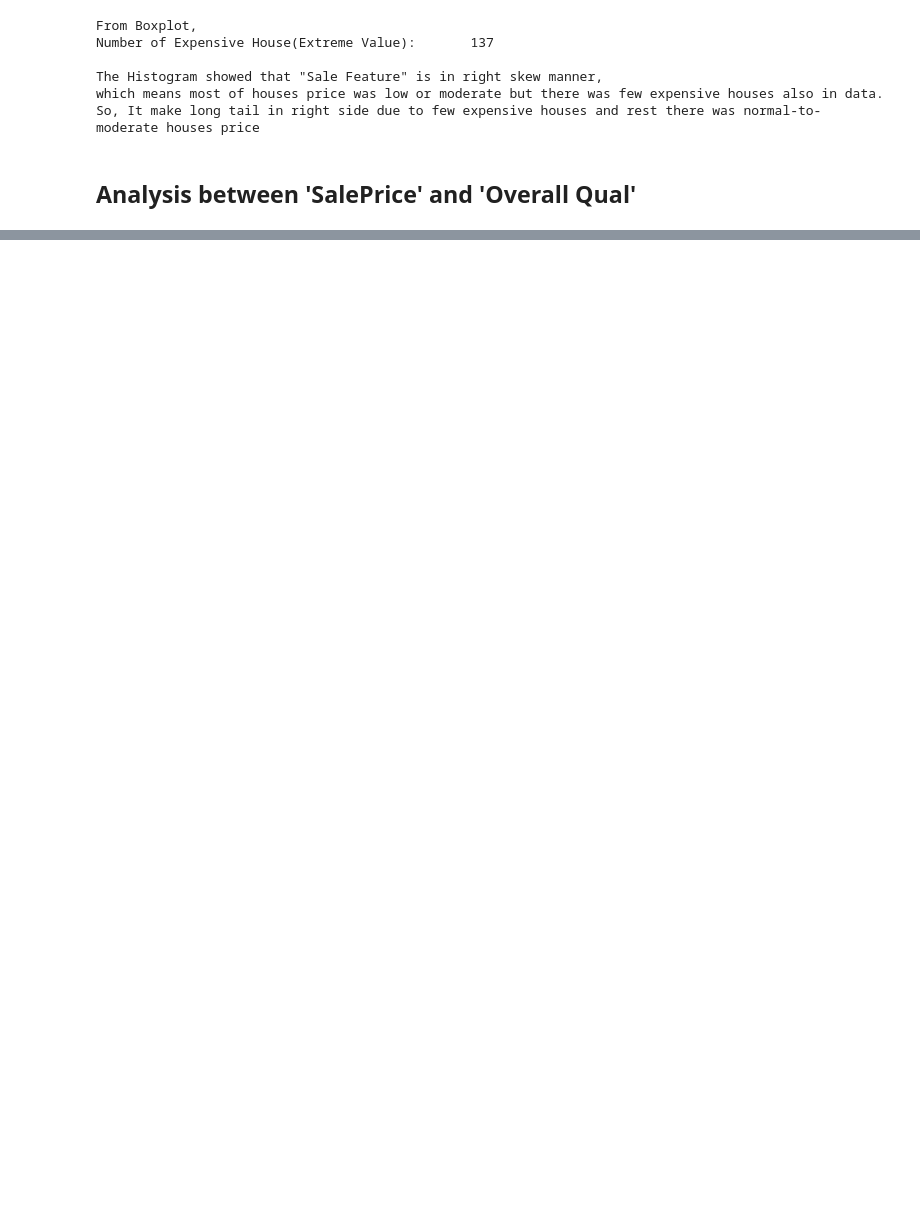
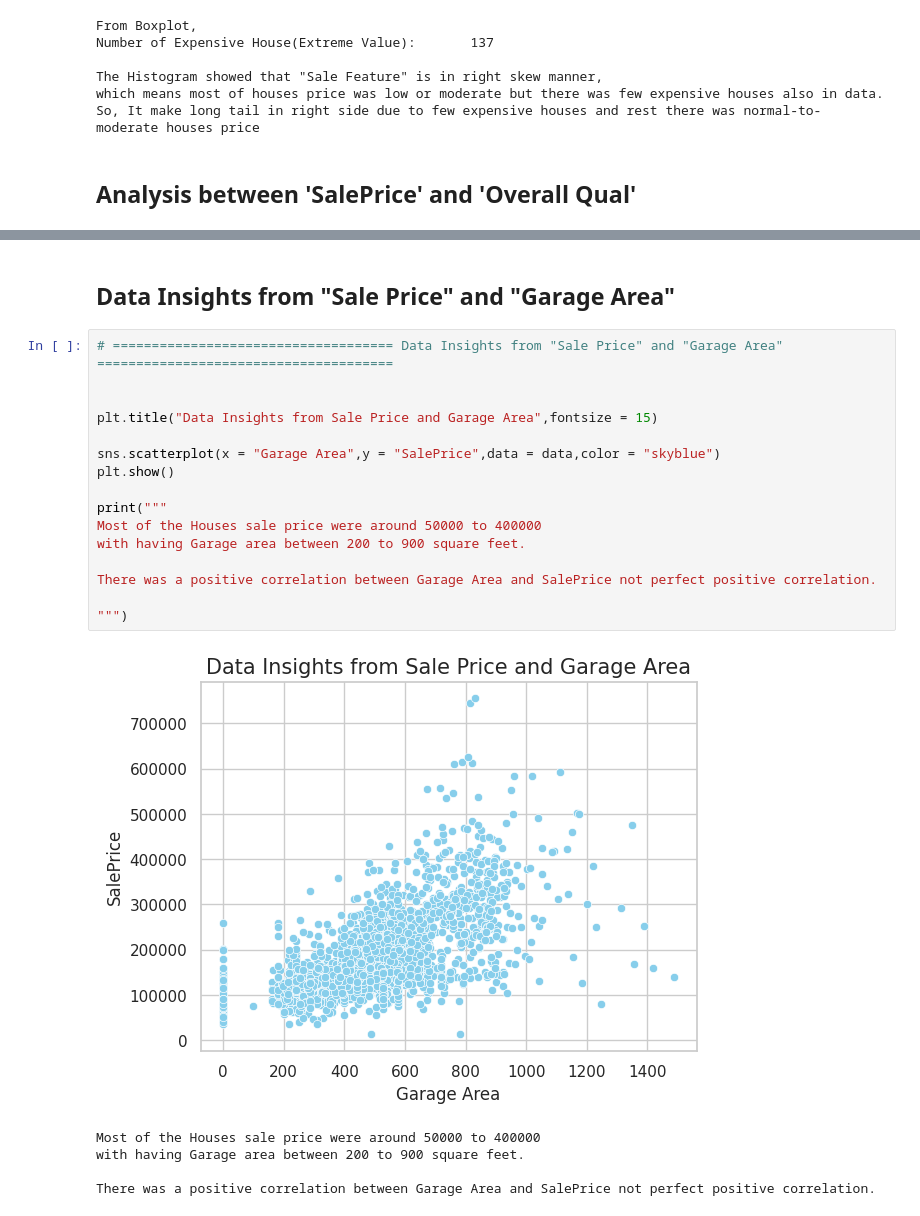
Before and after one commit to ArthJain123/House-Price-Prediction-using-Machine-Learning, a Jupyter notebook: House_Price_Prediction.ipynb, the cells around one changed output, grey strips where cells are left out. Saved outputs shown, nothing was run; the diff lists cells and outputs as text; blank space fills up the shorter version.

```diff
--- a/House_Price_Prediction.ipynb
+++ b/House_Price_Prediction.ipynb
@@ -180,0 +241,24 @@ Buyers are not willing to buy low standard quality houses.
+# %% [markdown]
+## Data Insights from "Sale Price" and "Garage Area"
+# %%
+# ==================================== Data Insights from "Sale Price" and "Garage Area" ======================================
+
+
+plt.title("Data Insights from Sale Price and Garage Area",fontsize = 15)
+
+sns.scatterplot(x = "Garage Area",y = "SalePrice",data = data,color = "skyblue")
+plt.show()
+
+print("""
+Most of the Houses sale price were around 50000 to 400000
+with having Garage area between 200 to 900 square feet.
+
+There was a positive correlation between Garage Area and SalePrice not perfect positive correlation.
+
+""")
+# %% [output]
+[figure, added]
+Most of the Houses sale price were around 50000 to 400000
+with having Garage area between 200 to 900 square feet.
+
+There was a positive correlation between Garage Area and SalePrice not perfect positive correlation.
```
Also changed, not shown: parts of 15 cells of this notebook.
